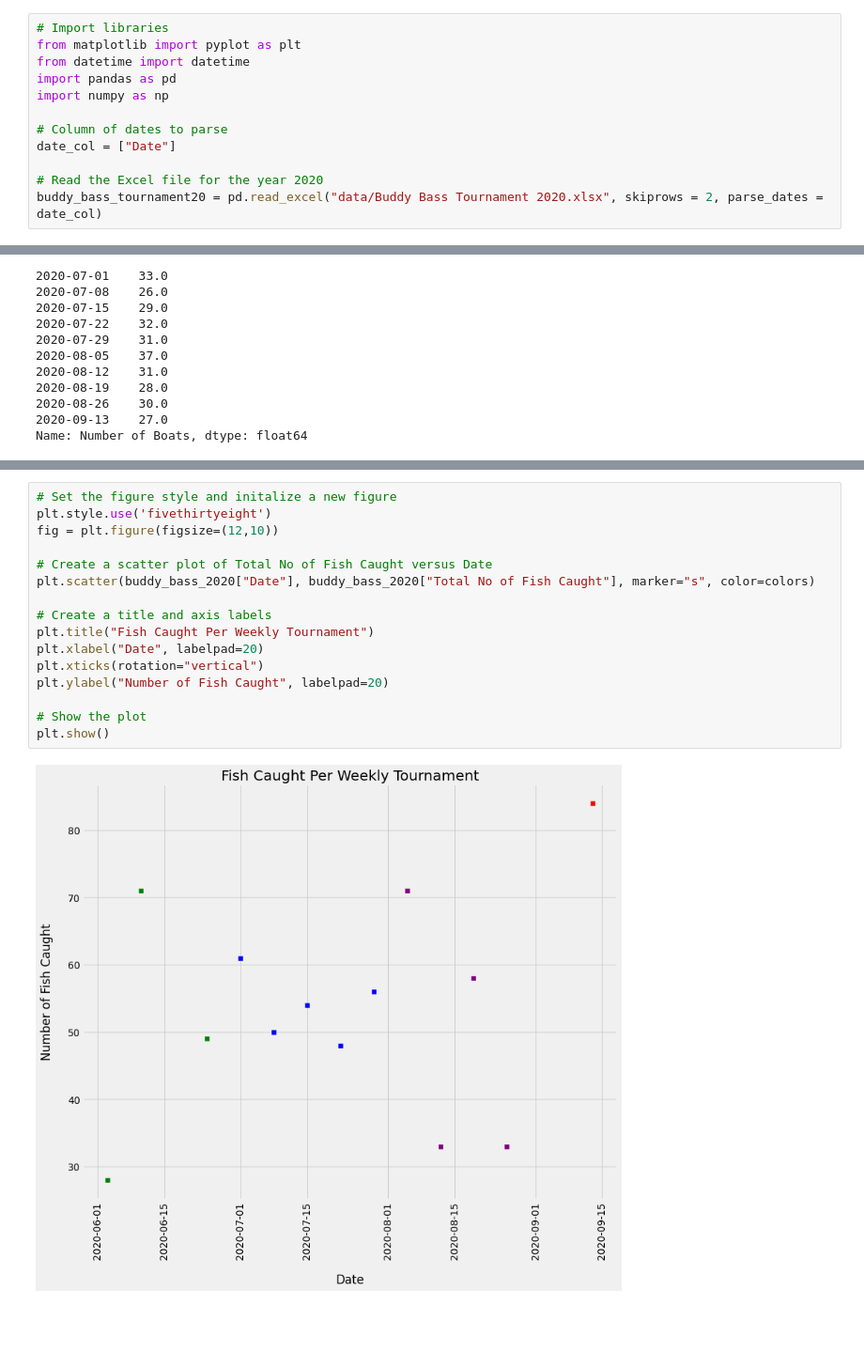
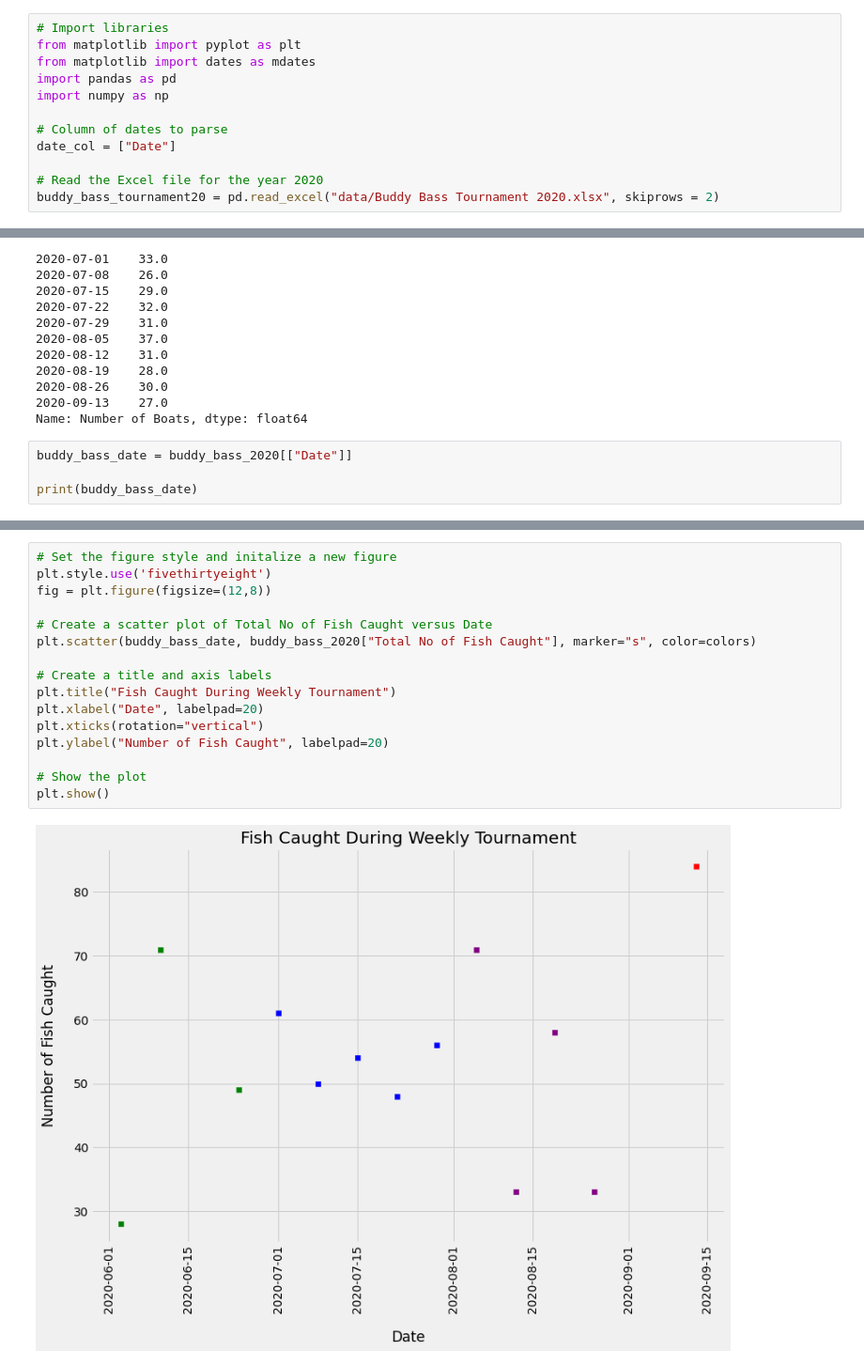
Before and after one commit to istarlet/buddy_bass_tournament, a Jupyter notebook: buddy_bass.ipynb, the cells around one changed output, grey strips where cells are left out. Shown: that part at 94% size. Cells and saved outputs as stored; diff of their text form; blank space fills up the shorter version.

```diff
--- a/buddy_bass.ipynb
+++ b/buddy_bass.ipynb
@@ -10,7 +10,7 @@ This is where I import any needed Python libraries and all datasets I'll use in
 # %%
 # Import libraries
 from matplotlib import pyplot as plt
-from datetime import datetime
+from matplotlib import dates as mdates
 import pandas as pd
 import numpy as np
 
@@ -18,7 +18,7 @@ import numpy as np
 date_col = ["Date"]
 
 # Read the Excel file for the year 2020
-buddy_bass_tournament20 = pd.read_excel("data/Buddy Bass Tournament 2020.xlsx", skiprows = 2, parse_dates = date_col)
+buddy_bass_tournament20 = pd.read_excel("data/Buddy Bass Tournament 2020.xlsx", skiprows = 2)
 # %% [markdown]
 ## Exploring the Data
 # %%
@@ -225,3 +225,7 @@ Date
 2020-08-26    30.0
 2020-09-13    27.0
 Name: Number of Boats, dtype: float64
+# %%
+buddy_bass_date = buddy_bass_2020[["Date"]]
+
+print(buddy_bass_date)
@@ -228,18 +247,18 @@ Name: Number of Boats, dtype: float64
 # %%
 # Set the figure style and initalize a new figure
 plt.style.use('fivethirtyeight')
-fig = plt.figure(figsize=(12,10))
+fig = plt.figure(figsize=(12,8))
 
 # Create a scatter plot of Total No of Fish Caught versus Date
-plt.scatter(buddy_bass_2020["Date"], buddy_bass_2020["Total No of Fish Caught"], marker="s", color=colors)
+plt.scatter(buddy_bass_date, buddy_bass_2020["Total No of Fish Caught"], marker="s", color=colors)
 
 # Create a title and axis labels
-plt.title("Fish Caught Per Weekly Tournament")
+plt.title("Fish Caught During Weekly Tournament")
 plt.xlabel("Date", labelpad=20)
 plt.xticks(rotation="vertical")
 plt.ylabel("Number of Fish Caught", labelpad=20)
 
 # Show the plot
 plt.show()
 # %% [output]
-[figure, old version]
+[figure, new version]
```
Also changed, not shown: parts of 2 cells of this notebook.
